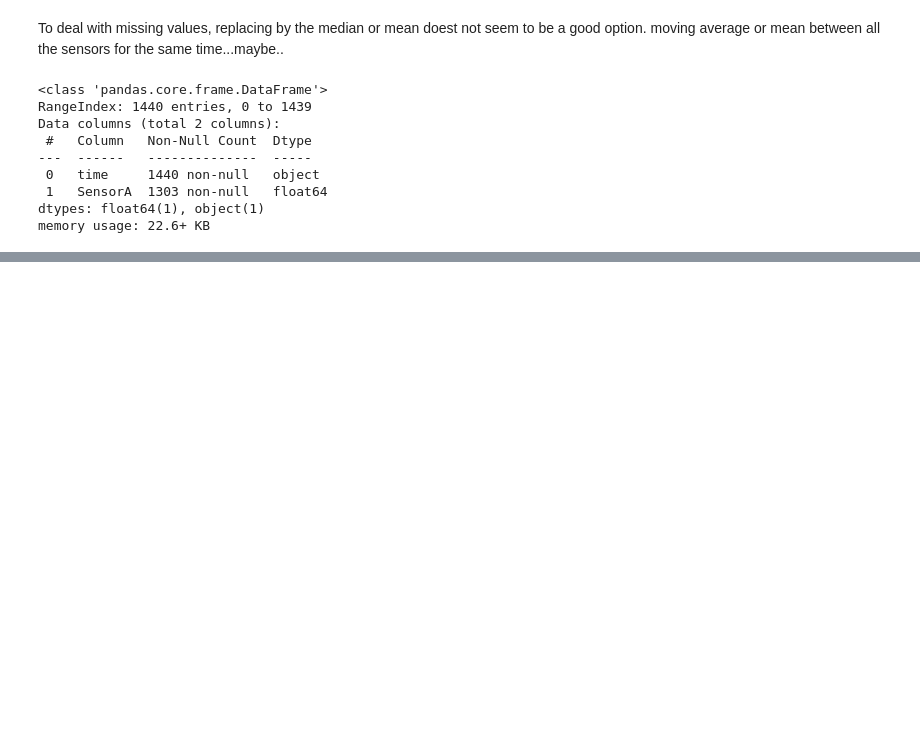
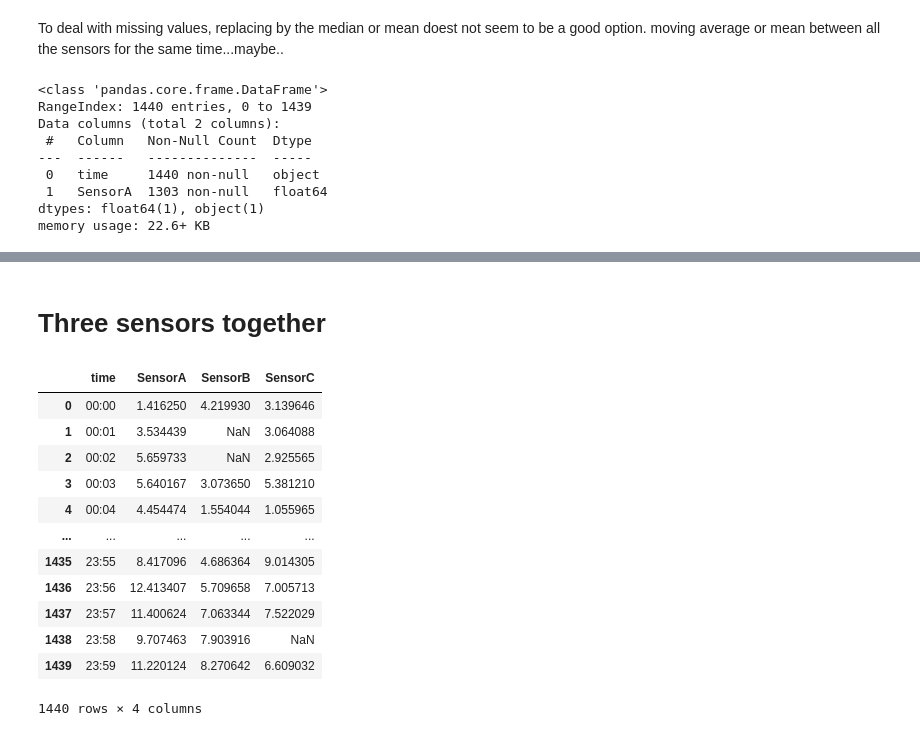
Before and after one commit to bibi643/Time_series_Project1, a Jupyter notebook: sensor_data.ipynb, the cells around one changed output, grey strips where cells are left out. Cells and saved outputs as stored; diff of their text form; code cells hidden in the pictures; blank space fills up the shorter version.

```diff
--- a/sensor_data.ipynb
+++ b/sensor_data.ipynb
@@ -236,0 +206,18 @@ AttributeError: Can only use .dt accessor with datetimelike values
+# %% [markdown]
+# Three sensors together
+# %%
+df
+# %% [output]
+|  | time | SensorA | SensorB | SensorC |
+| 0 | 00:00 | 1.416250 | 4.219930 | 3.139646 |
+| 1 | 00:01 | 3.534439 | NaN | 3.064088 |
+| 2 | 00:02 | 5.659733 | NaN | 2.925565 |
+| 3 | 00:03 | 5.640167 | 3.073650 | 5.381210 |
+| 4 | 00:04 | 4.454474 | 1.554044 | 1.055965 |
+| ... | ... | ... | ... | ... |
+| 1435 | 23:55 | 8.417096 | 4.686364 | 9.014305 |
+| 1436 | 23:56 | 12.413407 | 5.709658 | 7.005713 |
+| 1437 | 23:57 | 11.400624 | 7.063344 | 7.522029 |
+| 1438 | 23:58 | 9.707463 | 7.903916 | NaN |
+| 1439 | 23:59 | 11.220124 | 8.270642 | 6.609032 |
+1440 rows × 4 columns
```
Also changed, not shown: parts of 31 cells of this notebook, 1 other file.
